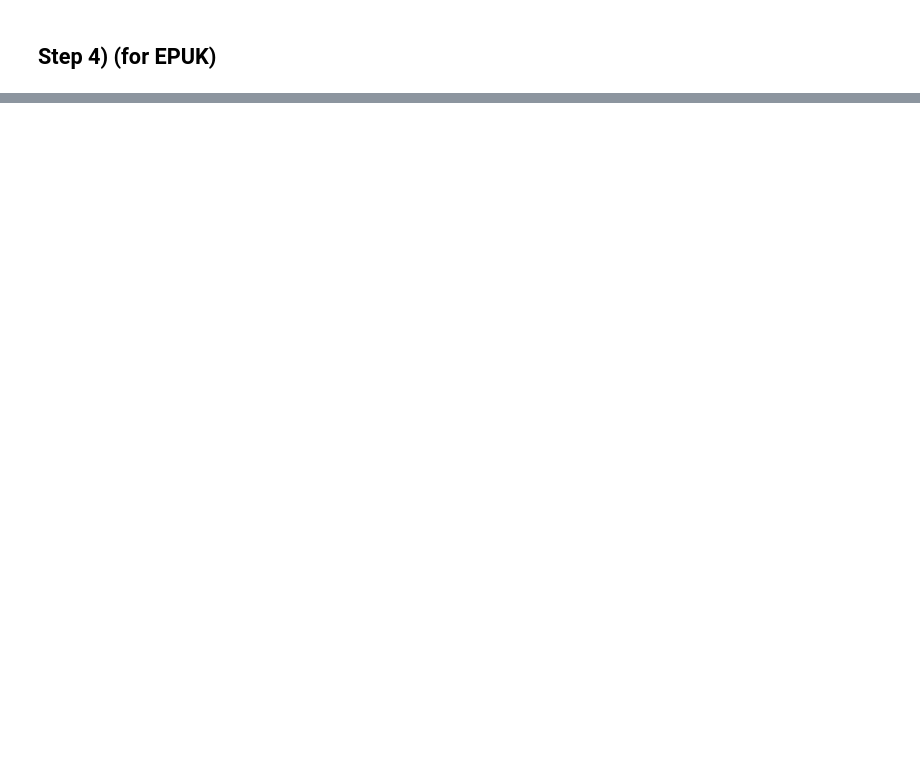
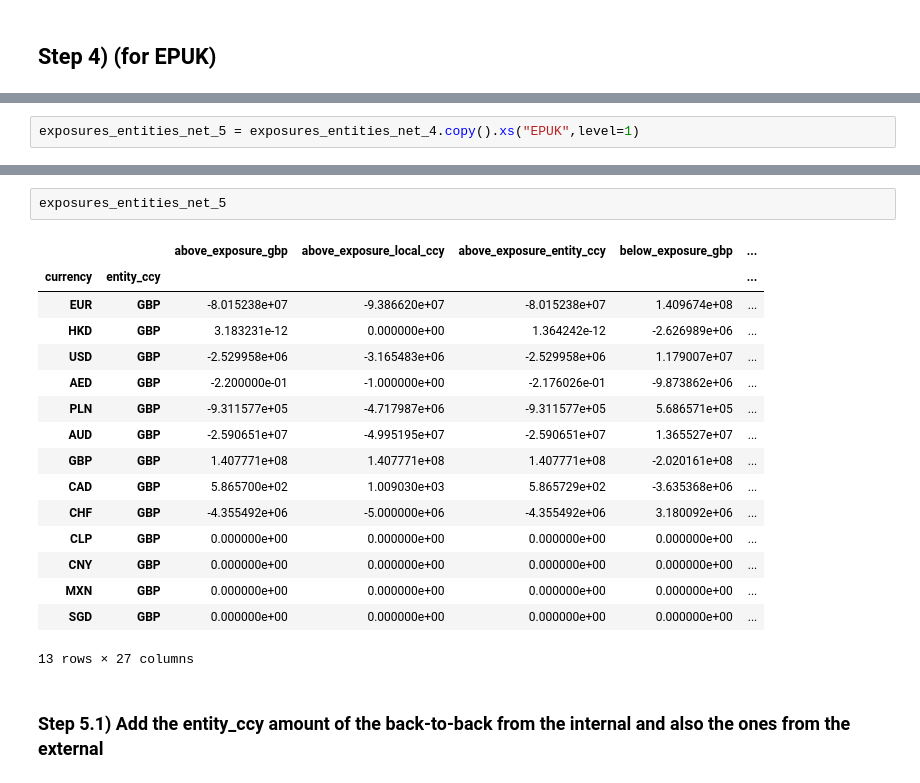
Before and after one commit to AndresMirelesEbury/fx_exposure, a Jupyter notebook: net_hedges.ipynb, the cells around one changed output, grey strips where cells are left out. Saved outputs shown, nothing was run; the diff lists cells and outputs as text; blank space fills up the shorter version.

```diff
--- a/net_hedges.ipynb
+++ b/net_hedges.ipynb
@@ -446,0 +489,2 @@ exposures_entities_net_4.new_net_exposure_gbp.sum()
+# %%
+exposures_entities_net_5 = exposures_entities_net_4.copy().xs("EPUK",level=1)
@@ -446,0 +538,21 @@ exposures_entities_net_4.new_net_exposure_gbp.sum()
+# %%
+exposures_entities_net_5
+# %% [output]
+|  |  | above_exposure_gbp | above_exposure_local_ccy | above_exposure_entity_ccy | below_exposure_gbp | ... |
+| currency | entity_ccy |  |  |  |  | ... |
+| EUR | GBP | -8.015238e+07 | -9.386620e+07 | -8.015238e+07 | 1.409674e+08 | ... |
+| HKD | GBP | 3.183231e-12 | 0.000000e+00 | 1.364242e-12 | -2.626989e+06 | ... |
+| USD | GBP | -2.529958e+06 | -3.165483e+06 | -2.529958e+06 | 1.179007e+07 | ... |
+| AED | GBP | -2.200000e-01 | -1.000000e+00 | -2.176026e-01 | -9.873862e+06 | ... |
+| PLN | GBP | -9.311577e+05 | -4.717987e+06 | -9.311577e+05 | 5.686571e+05 | ... |
+| AUD | GBP | -2.590651e+07 | -4.995195e+07 | -2.590651e+07 | 1.365527e+07 | ... |
+| GBP | GBP | 1.407771e+08 | 1.407771e+08 | 1.407771e+08 | -2.020161e+08 | ... |
+| CAD | GBP | 5.865700e+02 | 1.009030e+03 | 5.865729e+02 | -3.635368e+06 | ... |
+| CHF | GBP | -4.355492e+06 | -5.000000e+06 | -4.355492e+06 | 3.180092e+06 | ... |
+| CLP | GBP | 0.000000e+00 | 0.000000e+00 | 0.000000e+00 | 0.000000e+00 | ... |
+| CNY | GBP | 0.000000e+00 | 0.000000e+00 | 0.000000e+00 | 0.000000e+00 | ... |
+| MXN | GBP | 0.000000e+00 | 0.000000e+00 | 0.000000e+00 | 0.000000e+00 | ... |
+| SGD | GBP | 0.000000e+00 | 0.000000e+00 | 0.000000e+00 | 0.000000e+00 | ... |
+13 rows × 27 columns
+# %% [markdown]
+### Step 5.1) Add the entity_ccy amount of the back-to-back from the internal and also the ones from the external
```
Also changed, not shown: parts of 38 cells of this notebook, 3 other files.
